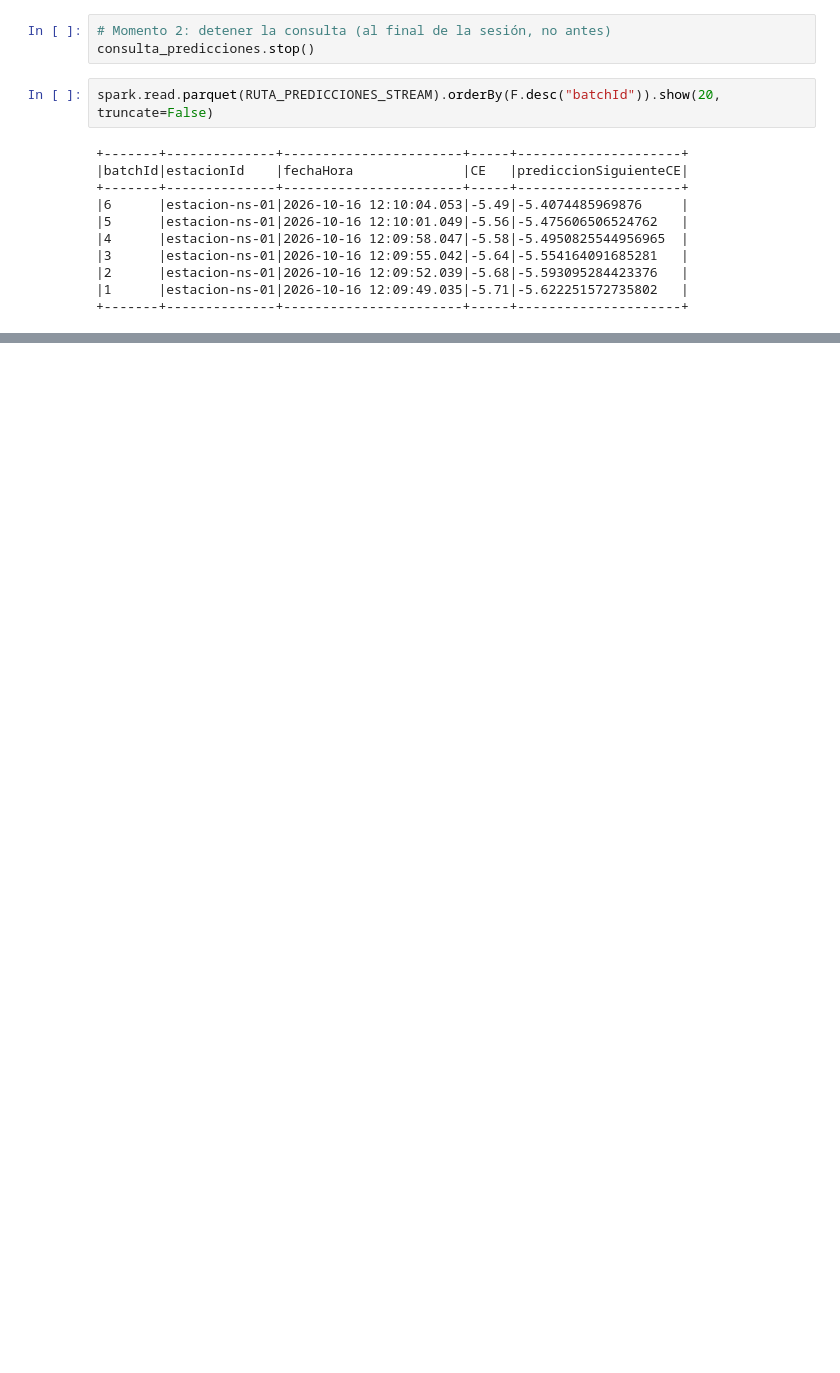
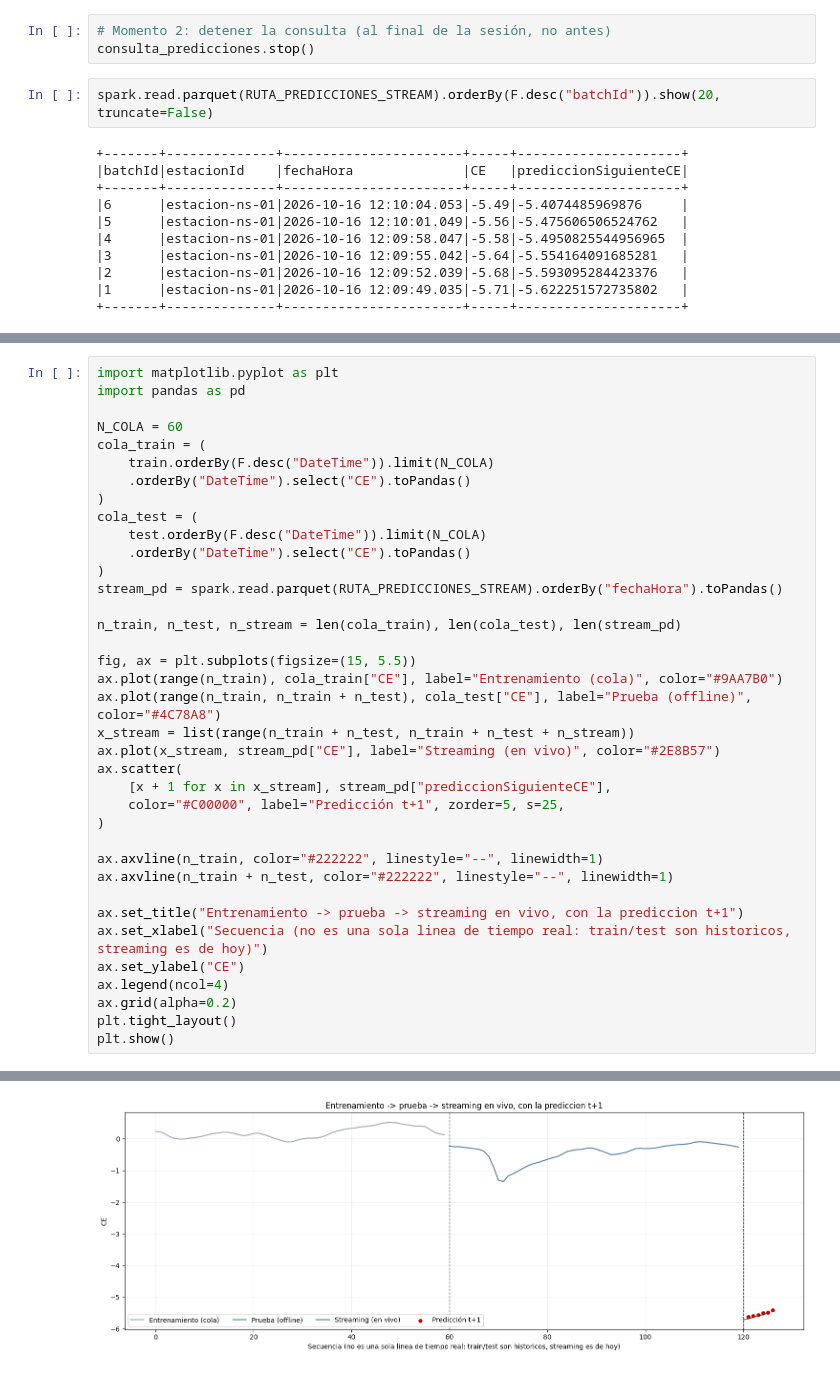
Before and after one commit to 262bigdata/lambda26, a Jupyter notebook: pyspark/sesiones/s10-series-tiempo-inferencia-streaming/10_series_tiempo_inferencia_streaming.ipynb, the cells around one changed output, grey strips where cells are left out. Saved outputs shown, nothing was run; the diff lists cells and outputs as text; blank space fills up the shorter version.

```diff
--- a/pyspark/sesiones/s10-series-tiempo-inferencia-streaming/10_series_tiempo_inferencia_streaming.ipynb
+++ b/pyspark/sesiones/s10-series-tiempo-inferencia-streaming/10_series_tiempo_inferencia_streaming.ipynb
@@ -508,0 +533,38 @@ spark.read.parquet(RUTA_PREDICCIONES_STREAM).orderBy(F.desc("batchId")).show(20,
+# %%
+import matplotlib.pyplot as plt
+import pandas as pd
+
+N_COLA = 60
+cola_train = (
+    train.orderBy(F.desc("DateTime")).limit(N_COLA)
+    .orderBy("DateTime").select("CE").toPandas()
+)
+cola_test = (
+    test.orderBy(F.desc("DateTime")).limit(N_COLA)
+    .orderBy("DateTime").select("CE").toPandas()
+)
+stream_pd = spark.read.parquet(RUTA_PREDICCIONES_STREAM).orderBy("fechaHora").toPandas()
+
+n_train, n_test, n_stream = len(cola_train), len(cola_test), len(stream_pd)
+
+fig, ax = plt.subplots(figsize=(15, 5.5))
+ax.plot(range(n_train), cola_train["CE"], label="Entrenamiento (cola)", color="#9AA7B0")
+ax.plot(range(n_train, n_train + n_test), cola_test["CE"], label="Prueba (offline)", color="#4C78A8")
+x_stream = list(range(n_train + n_test, n_train + n_test + n_stream))
+ax.plot(x_stream, stream_pd["CE"], label="Streaming (en vivo)", color="#2E8B57")
+ax.scatter(
+    [x + 1 for x in x_stream], stream_pd["prediccionSiguienteCE"],
+    color="#C00000", label="Predicción t+1", zorder=5, s=25,
+)
+
+ax.axvline(n_train, color="#222222", linestyle="--", linewidth=1)
+ax.axvline(n_train + n_test, color="#222222", linestyle="--", linewidth=1)
+
+ax.set_title("Entrenamiento -> prueba -> streaming en vivo, con la prediccion t+1")
+ax.set_xlabel("Secuencia (no es una sola linea de tiempo real: train/test son historicos, streaming es de hoy)")
+ax.set_ylabel("CE")
+ax.legend(ncol=4)
+ax.grid(alpha=0.2)
+plt.tight_layout()
+plt.show()
+# %% [output]
@@ -508,0 +588 @@ spark.read.parquet(RUTA_PREDICCIONES_STREAM).orderBy(F.desc("batchId")).show(20,
+[figure, added]
```
Also changed, not shown: parts of 10 cells of this notebook, 1 other file.
